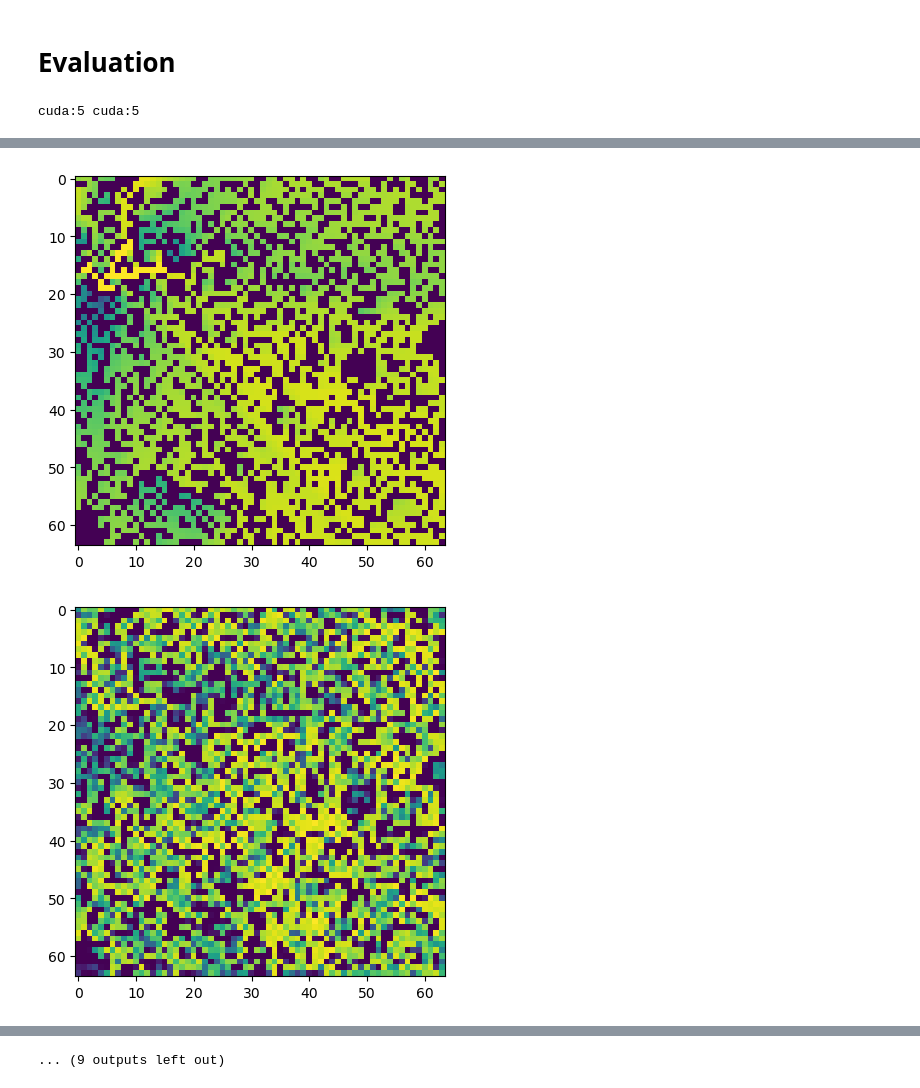
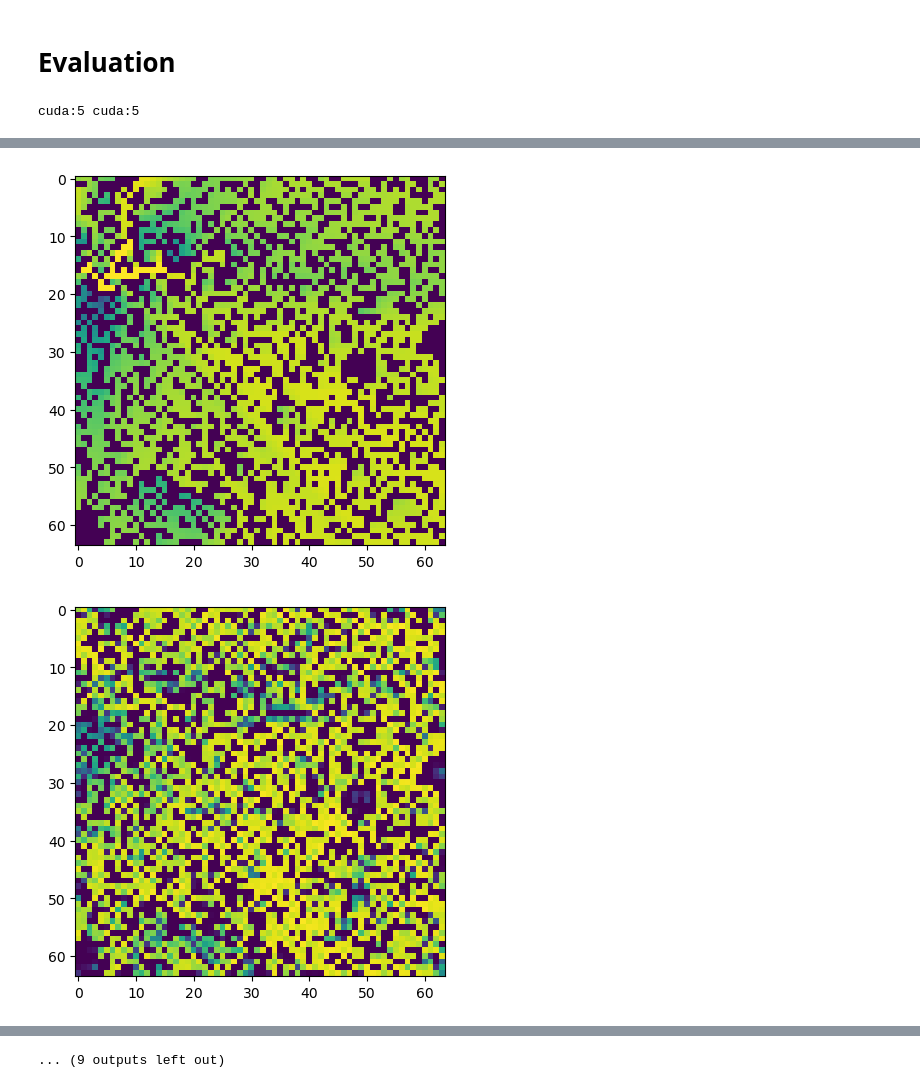
Before and after one commit to DrozdovDan/HS_HW_TransPath, a Jupyter notebook: workflow_cf.ipynb, the cells around one changed output, grey strips where cells are left out. Saved outputs shown, nothing was run; the diff lists cells and outputs as text; code cells hidden in the pictures.

```diff
--- a/workflow_cf.ipynb
+++ b/workflow_cf.ipynb
@@ -534,7 +534,7 @@ torch.save(model.state_dict(), f'{weights_dir}/model_{timestr}')
 # %% [markdown]
 # Evaluation
 # %%
-model_path = './weights/alex_100_cf_model'
+model_path = './weights/alex_200_cf_model'
 indices = [0, 10, 20, 30, 40, 50, 60, 70, 80, 90]
 
 eval_model = TransPathModel().to(torch.device(f'{accelerator}:{devices[-1]}'))
@@ -568,3 +568,3 @@ cuda:5 cuda:5
 [figure]
-[figure, old version]
+[figure, new version]
 [figure]
```
Also changed, not shown: parts of 4 cells of this notebook, 12 other files.
